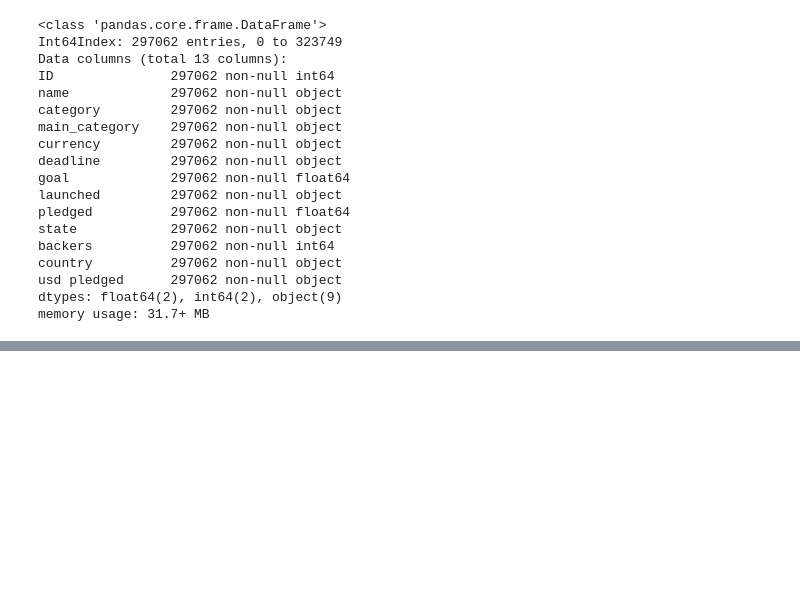
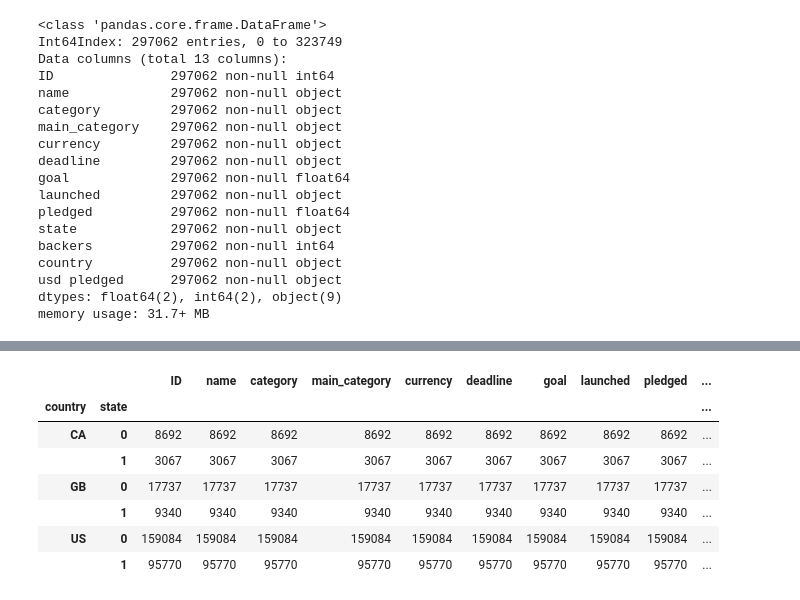
Before and after one commit to JonBebi/Kickfinisher, a Jupyter notebook: Untitled.ipynb, the cells around one changed output, grey strips where cells are left out. Cells and saved outputs as stored; diff of their text form; code cells hidden in the pictures; blank space fills up the shorter version.

```diff
--- a/Untitled.ipynb
+++ b/Untitled.ipynb
@@ -252,0 +309,15 @@ memory usage: 31.7+ MB
+# %%
+df = df[df['state'] != 'live']
+# %%
+df['state'] = df['state'].map({'successful': 1, 'failed': 0, 'canceled': 0, 'suspended': 0})
+# %%
+df.groupby(['country', 'state']).count()
+# %% [output]
+|  |  | ID | name | category | main_category | currency | deadline | goal | launched | pledged | ... |
+| country | state |  |  |  |  |  |  |  |  |  | ... |
+| CA | 0 | 8692 | 8692 | 8692 | 8692 | 8692 | 8692 | 8692 | 8692 | 8692 | ... |
+|  | 1 | 3067 | 3067 | 3067 | 3067 | 3067 | 3067 | 3067 | 3067 | 3067 | ... |
+| GB | 0 | 17737 | 17737 | 17737 | 17737 | 17737 | 17737 | 17737 | 17737 | 17737 | ... |
+|  | 1 | 9340 | 9340 | 9340 | 9340 | 9340 | 9340 | 9340 | 9340 | 9340 | ... |
+| US | 0 | 159084 | 159084 | 159084 | 159084 | 159084 | 159084 | 159084 | 159084 | 159084 | ... |
+|  | 1 | 95770 | 95770 | 95770 | 95770 | 95770 | 95770 | 95770 | 95770 | 95770 | ... |
```
Also changed, not shown: parts of 8 cells of this notebook.
